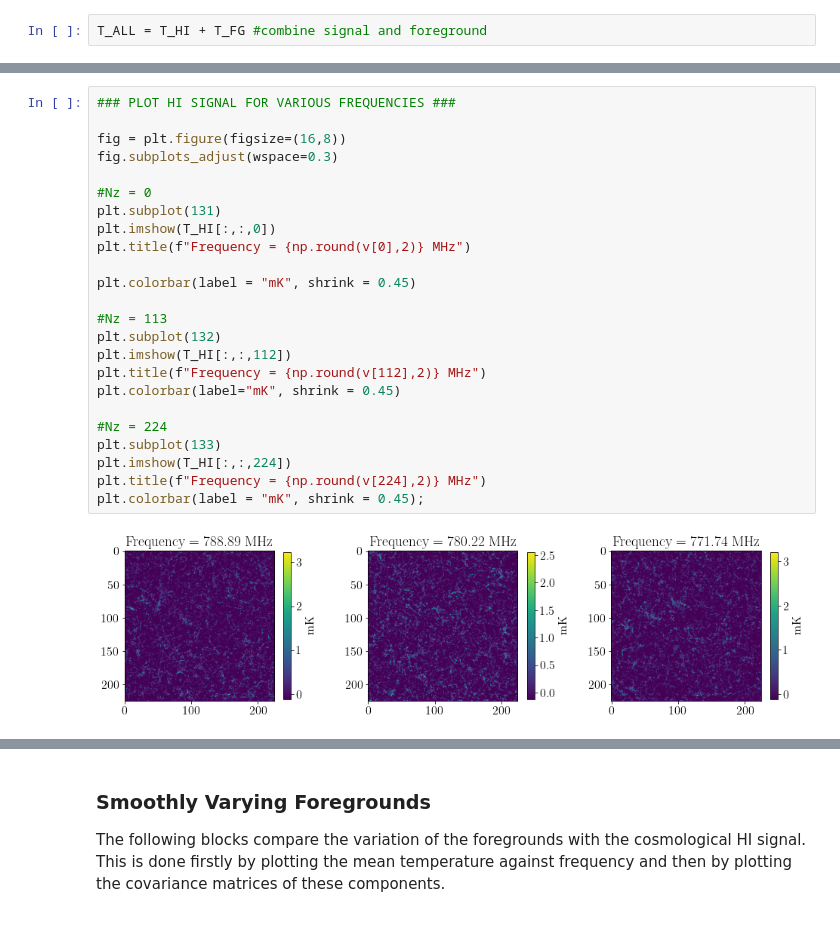
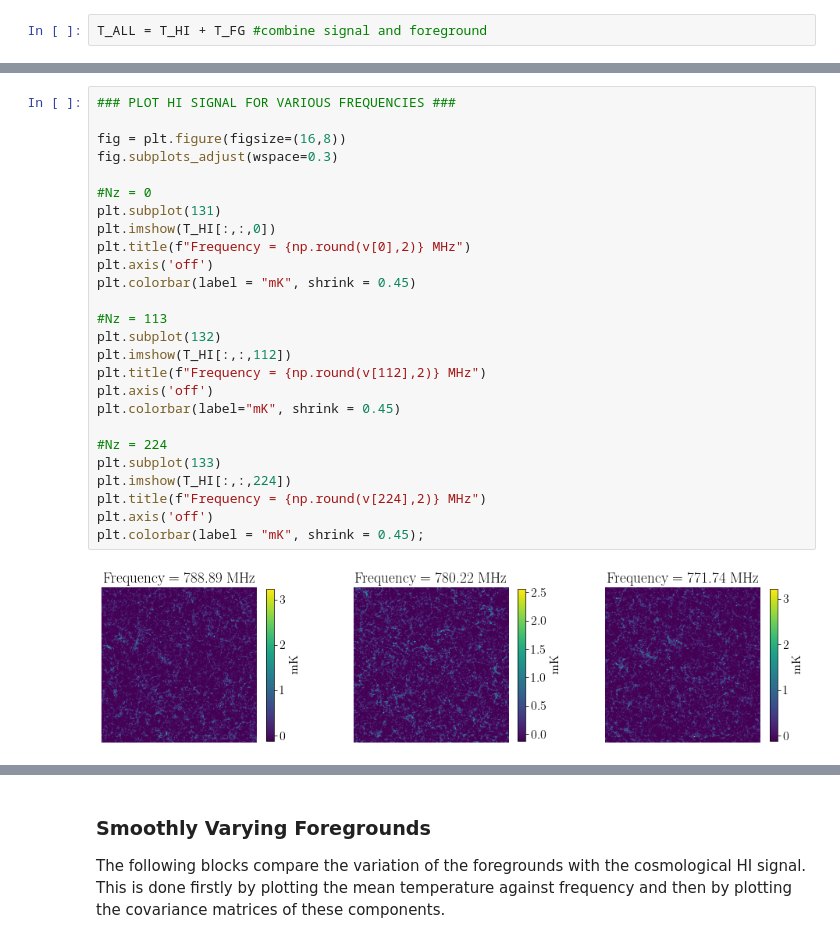
Before and after one commit to graciemcgill/ForegroundCleaningWithPCA, a Jupyter notebook: EXPLORING_THE_SIMULATED_DATA.ipynb, the cells around one changed output, grey strips where cells are left out. Drawn from its saved outputs; the diff is of its cells as text.

```diff
--- a/EXPLORING_THE_SIMULATED_DATA.ipynb
+++ b/EXPLORING_THE_SIMULATED_DATA.ipynb
@@ -57,29 +61,31 @@ plt.colorbar(label="Temperature [mK]", shrink = 0.73);
 # %%
 ### PLOT HI SIGNAL FOR VARIOUS FREQUENCIES ###
 
 fig = plt.figure(figsize=(16,8))
 fig.subplots_adjust(wspace=0.3)
 
 #Nz = 0
 plt.subplot(131)
 plt.imshow(T_HI[:,:,0])
 plt.title(f"Frequency = {np.round(v[0],2)} MHz")
-
+plt.axis('off')
 plt.colorbar(label = "mK", shrink = 0.45)
 
 #Nz = 113
 plt.subplot(132)
 plt.imshow(T_HI[:,:,112])
 plt.title(f"Frequency = {np.round(v[112],2)} MHz")
+plt.axis('off')
 plt.colorbar(label="mK", shrink = 0.45)
 
 #Nz = 224
 plt.subplot(133)
 plt.imshow(T_HI[:,:,224])
 plt.title(f"Frequency = {np.round(v[224],2)} MHz")
+plt.axis('off')
 plt.colorbar(label = "mK", shrink = 0.45);
 # %% [output]
-[figure, old version]
+[figure, new version]
 # %%
 ### PLOT TOTAL SIGNAL FOR VARIOUS FREQUENCIES ###
 
```
Also changed, not shown: parts of 9 cells of this notebook, 2 other files.
